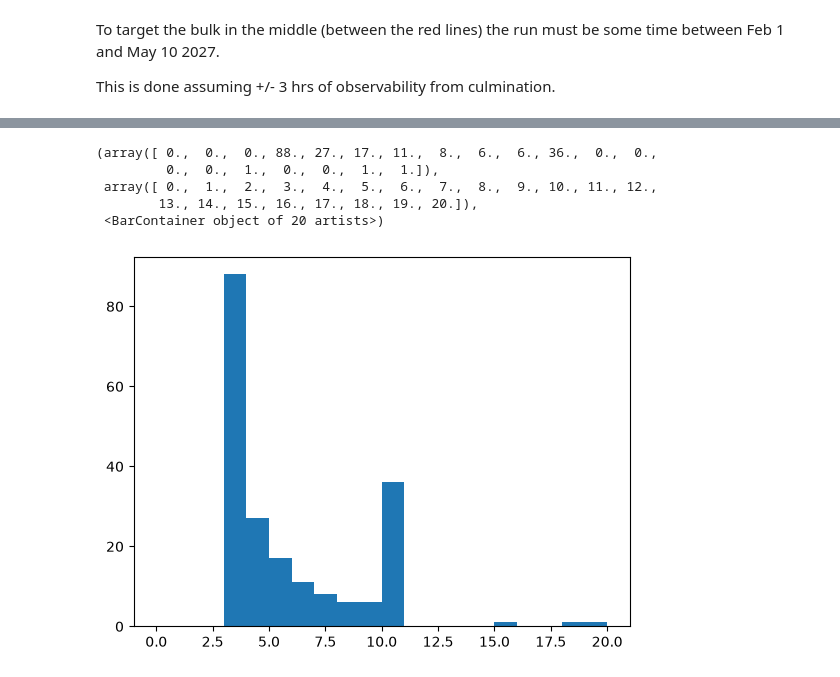
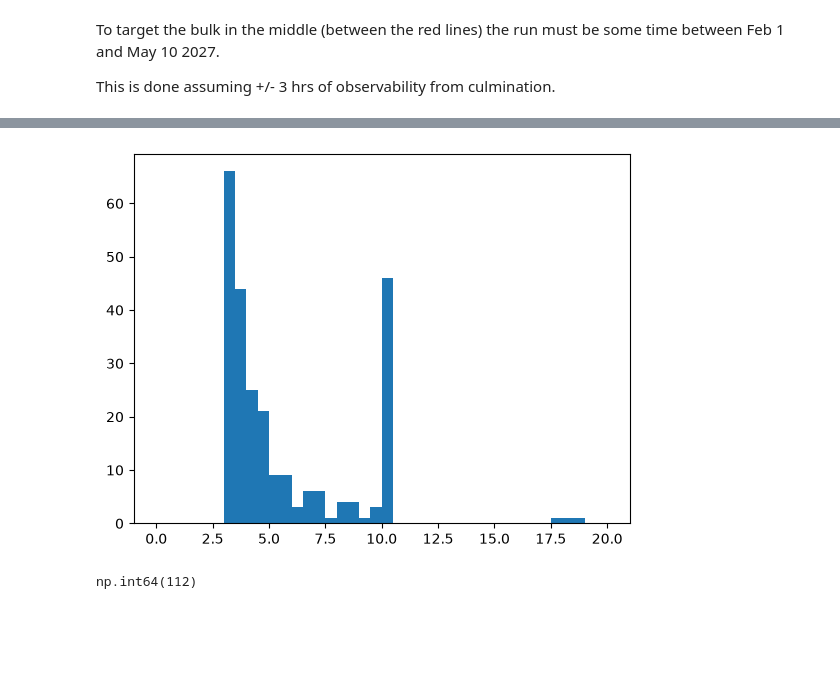
Before and after one commit to thevalentino/desi-selection-exploration, a Jupyter notebook: notebooks/emfit-vac.ipynb, the cells around one changed output, grey strips where cells are left out. Drawn from its saved outputs; the diff is of its cells as text; code cells hidden in the pictures; blank space fills up the shorter version.

```diff
--- a/notebooks/emfit-vac.ipynb
+++ b/notebooks/emfit-vac.ipynb
@@ -10,6 +11,10 @@ columns_to_read = [
     "TARGETID",
     "TARGET_RA",
     "TARGET_DEC",
+    "SPECPROD",
+    "SURVEY",
+    "PROGRAM",
+    "HEALPIX",
     "Z",
     "HB_N_FLUX",
     "HB_N_FLUX_ERR",
@@ -21,7 +26,9 @@ columns_to_read = [
     "NII6583_FLUX_ERR",
     ]
 
-emfit_fname = "~/Downloads/emfit-dr1-v2.3.1.fits"
+# emfit_fname = "~/Downloads/emfit-dr1-v2.3.1.fits"
+emfit_fname = "/mnt/DATA/survey-oficial-releases/DESI/VAC/emfit-dr1-v2.3.1.fits"
+
 data = fitsio.read(emfit_fname, ext=1, columns=columns_to_read)
 
 # The following is necessary to avoid and endianness problem
@@ -31,7 +38,7 @@ emfit = pd.DataFrame({
 })
 # %%
 selection = emfit.query("NII6583_FLUX / NII6583_FLUX_ERR > 3 "
-                        "and Z < 0.15 "
+                        "and Z < 0.1 "
                         "and OIII5007_FLUX > 0 "
                         "and HA_N_FLUX > 0 "
                         "and TARGET_DEC < 10")
@@ -62,7 +69,8 @@ y_centers = 0.5 * (yedges[1:] + yedges[:-1])
 
 H = np.load('../data/contours.npy')  # This is for reference, comes from SDSS
 # %%
-s = (selection['N2'] < -2) & (selection['R3'] < 0.5)
+s = (selection['N2'] < -1.8) & (selection['R3'] < 0.4)
+
 plt.contour(x_centers, y_centers, H, [10, 100, 1000], origin='lower', linestyles='--', colors='0.6')
 plt.hist2d(selection[s]['N2'], selection[s]['R3'], bins=(np.linspace(-4, -1.5, 50), np.linspace(-1.5, 1.5, 50)), cmap='gray_r')
 plt.plot(selection[s]['N2'], selection[s]['R3'], 'x', color='red', markersize=2, alpha=0.3)
@@ -108,9 +116,8 @@ sample
 # %%
-plt.hist(sample["NII6583_FLUX"] / sample["NII6583_FLUX_ERR"], bins=np.linspace(0, 20, 21))
+plt.hist(sample["NII6583_FLUX"] / sample["NII6583_FLUX_ERR"], bins=np.linspace(0, 20, 41));
 # %% [output]
-(array([ 0.,  0.,  0., 88., 27., 17., 11.,  8.,  6.,  6., 36.,  0.,  0.,
-         0.,  0.,  1.,  0.,  0.,  1.,  1.]),
- array([ 0.,  1.,  2.,  3.,  4.,  5.,  6.,  7.,  8.,  9., 10., 11., 12.,
-        13., 14., 15., 16., 17., 18., 19., 20.]),
- <BarContainer object of 20 artists>)
-[figure, old version]
+[figure, new version]
+# %%
+np.sum(sample["NII6583_FLUX"] / sample["NII6583_FLUX_ERR"] > 5)
+# %% [output]
+np.int64(112)
```
Also changed, not shown: parts of 13 cells of this notebook, 1 other file.
